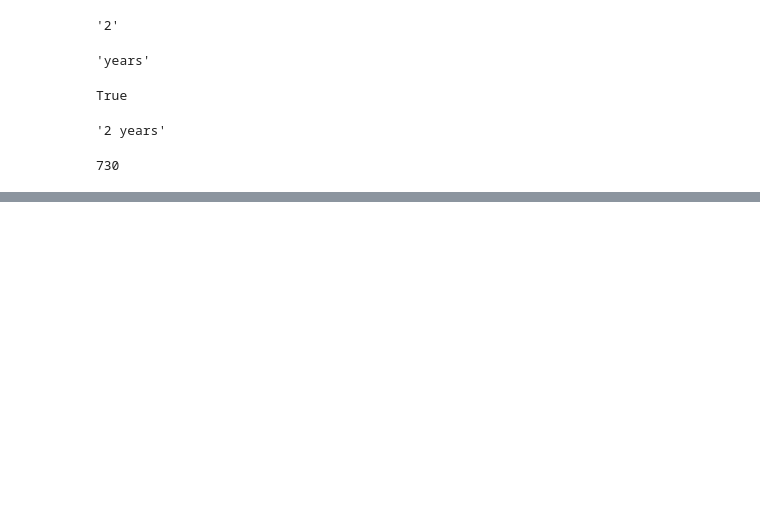
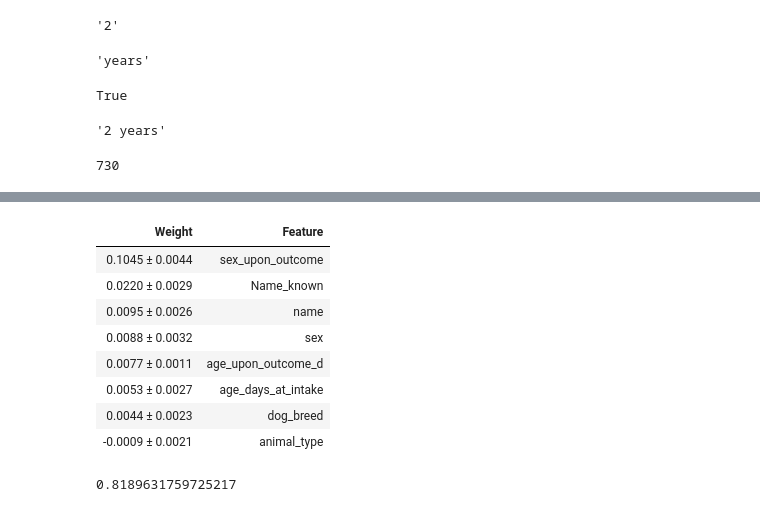
Before and after one commit to urenajose/DS-Unit-2-Applied-Modeling, a Jupyter notebook: DS_Unit_231_ACC_Shelter_Dataset.ipynb, the cells around one changed output, grey strips where cells are left out. Cells and saved outputs as stored; diff of their text form; code cells hidden in the pictures; blank space fills up the shorter version.

```diff
--- a/DS_Unit_231_ACC_Shelter_Dataset.ipynb
+++ b/DS_Unit_231_ACC_Shelter_Dataset.ipynb
@@ -327,0 +549,4 @@ Name: date_of_birth, Length: 78256, dtype: datetime64[ns]
+# %%
+%%time
+X_train_transformed_t = transformers.fit_transform(X_train_t)
+X_test_transformed_t = transformers.transform(X_test_t)
@@ -327,0 +556,4 @@ Name: date_of_birth, Length: 78256, dtype: datetime64[ns]
+# %%
+%%time
+model = RandomForestClassifier(random_state=0, n_jobs=6,max_depth=30,n_estimators=400,min_samples_leaf=2,max_features='auto',bootstrap=False,min_samples_split=4)
+model.fit(X_train_transformed_t, y_train_t)
@@ -327,0 +566,9 @@ Name: date_of_birth, Length: 78256, dtype: datetime64[ns]
+# %%
+permuter = PermutationImportance(
+    model,
+    scoring='accuracy',
+    n_iter=5,
+    random_state = 42)
+# %%
+%%time
+permuter.fit(X_test_transformed_t, y_test_t)
@@ -327,0 +595,17 @@ Name: date_of_birth, Length: 78256, dtype: datetime64[ns]
+# %%
+eli5.show_weights(permuter,
+                  top=None,feature_names=X_train_t.columns.values)
+# %% [output]
+| Weight | Feature |
+| 0.1045 ± 0.0044 | sex_upon_outcome |
+| 0.0220 ± 0.0029 | Name_known |
+| 0.0095 ± 0.0026 | name |
+| 0.0088 ± 0.0032 | sex |
+| 0.0077 ± 0.0011 | age_upon_outcome_d |
+| 0.0053 ± 0.0027 | age_days_at_intake |
+| 0.0044 ± 0.0023 | dog_breed |
+| -0.0009 ± 0.0021 | animal_type |
+# %%
+cross_val_score(model, X_train_transformed_t, y_train_t, cv=3).mean()
+# %% [output]
+0.8189631759725217
```
Also changed, not shown: parts of 90 cells of this notebook.
